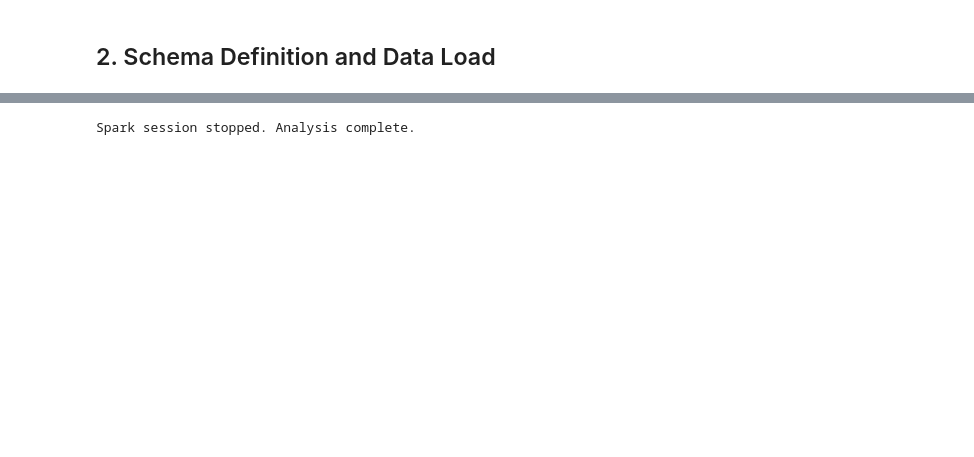
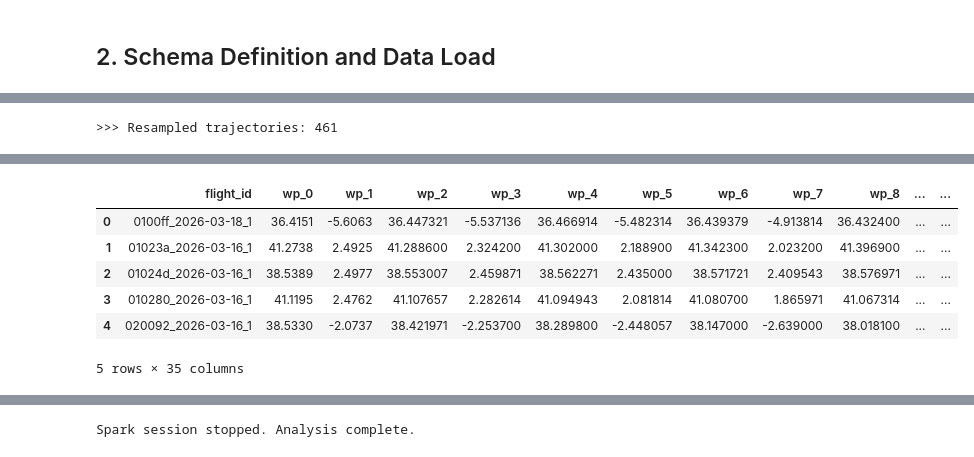
Before and after one commit to lukatcheishvili/Airspace_Intelligence, a Jupyter notebook: airspace_intelligence_analysis.ipynb, the cells around one changed output, grey strips where cells are left out. Saved outputs shown, nothing was run; the diff lists cells and outputs as text; code cells hidden in the pictures; blank space fills up the shorter version.

```diff
--- a/airspace_intelligence_analysis.ipynb
+++ b/airspace_intelligence_analysis.ipynb
@@ -1203,0 +933,2 @@ at major European hubs.
+# %%
+flight_classified = flight_classified.filter(F.col("flight_type")!='hop')
@@ -1203,0 +953,14 @@ at major European hubs.
+# %%
+traj_arrays = (
+    trajectories
+    .withColumn("rn", F.row_number().over(w_fl))
+    .groupBy("flight_id")
+    .agg(
+        F.collect_list(F.struct(F.col("rn").alias("i"),
+                                F.col("latitude").alias("lat"),
+                                F.col("longitude").alias("lon")
+                               )).alias("pts"),
+        F.count("*").alias("n")
+    )
+)
+traj_arrays.limit(5).show()
@@ -1203,0 +977,57 @@ at major European hubs.
+# %%
+
+def resample_trajectory(pts, n_out=N_WAYPOINTS):
+    """
+    Given a list of {i, lat, lon, alt} structs ordered by i,
+    return a flat list of [lat_0, lon_0, lat_1, lon_1, ..., lat_N-1, lon_N-1].
+    Uses linear interpolation of indices.
+    """
+    if not pts or len(pts) < 2:
+        return None
+    pts_sorted = sorted(pts, key=lambda p: p.i)
+    lats = [p.lat for p in pts_sorted]
+    lons = [p.lon for p in pts_sorted]
+    n_in = len(lats)
+
+    result = []
+    for k in range(n_out):
+        # Fractional index in original sequence
+        frac = k / (n_out - 1) * (n_in - 1)
+        lo = int(frac)
+        hi = min(lo + 1, n_in - 1)
+        t  = frac - lo
+        lat = lats[lo] * (1 - t) + lats[hi] * t
+        lon = lons[lo] * (1 - t) + lons[hi] * t
+        result.append(float(lat))
+        result.append(float(lon))
+    return result  # length = 2 * N_WAYPOINTS
+
+resample_udf = F.udf(
+    lambda pts: resample_trajectory(pts, N_WAYPOINTS),
+    ArrayType(DoubleType())
+)
+
+resampled = (
+    traj_arrays
+    .withColumn("waypoints", resample_udf(F.col("pts")))
+    .filter(F.col("waypoints").isNotNull())
+    .drop("pts", "n")
+)
+
+
+wp_cols = []
+for i in range(N_WAYPOINTS):
+    resampled = resampled.withColumn(f"wp_{i*2}",   F.col("waypoints")[i*2])    # lat
+    resampled = resampled.withColumn(f"wp_{i*2+1}", F.col("waypoints")[i*2+1])  # lon
+    wp_cols.extend([f"wp_{i*2}", f"wp_{i*2+1}"])
+
+resampled = resampled.drop("waypoints")
+
+resampled = resampled.join(
+    flight_classified.select("flight_id", "flight_type","departure_airport", "arrival_airport","origin_country"),
+    on="flight_id"
+)
+print(f">>> Resampled trajectories: {resampled.count():,}")
+resampled.limit(5).toPandas()
+# %% [output]
+>>> Resampled trajectories: 461
@@ -1203,0 +1035,7 @@ at major European hubs.
+|  | flight_id | wp_0 | wp_1 | wp_2 | wp_3 | wp_4 | wp_5 | wp_6 | wp_7 | wp_8 | ... | ... |
+| 0 | 0100ff_2026-03-18_1 | 36.4151 | -5.6063 | 36.447321 | -5.537136 | 36.466914 | -5.482314 | 36.439379 | -4.913814 | 36.432400 | ... | ... |
+| 1 | 01023a_2026-03-16_1 | 41.2738 | 2.4925 | 41.288600 | 2.324200 | 41.302000 | 2.188900 | 41.342300 | 2.023200 | 41.396900 | ... | ... |
+| 2 | 01024d_2026-03-16_1 | 38.5389 | 2.4977 | 38.553007 | 2.459871 | 38.562271 | 2.435000 | 38.571721 | 2.409543 | 38.576971 | ... | ... |
+| 3 | 010280_2026-03-16_1 | 41.1195 | 2.4762 | 41.107657 | 2.282614 | 41.094943 | 2.081814 | 41.080700 | 1.865971 | 41.067314 | ... | ... |
+| 4 | 020092_2026-03-16_1 | 38.5330 | -2.0737 | 38.421971 | -2.253700 | 38.289800 | -2.448057 | 38.147000 | -2.639000 | 38.018100 | ... | ... |
+5 rows × 35 columns
```
Also changed, not shown: parts of 120 cells of this notebook, 1 other file.
